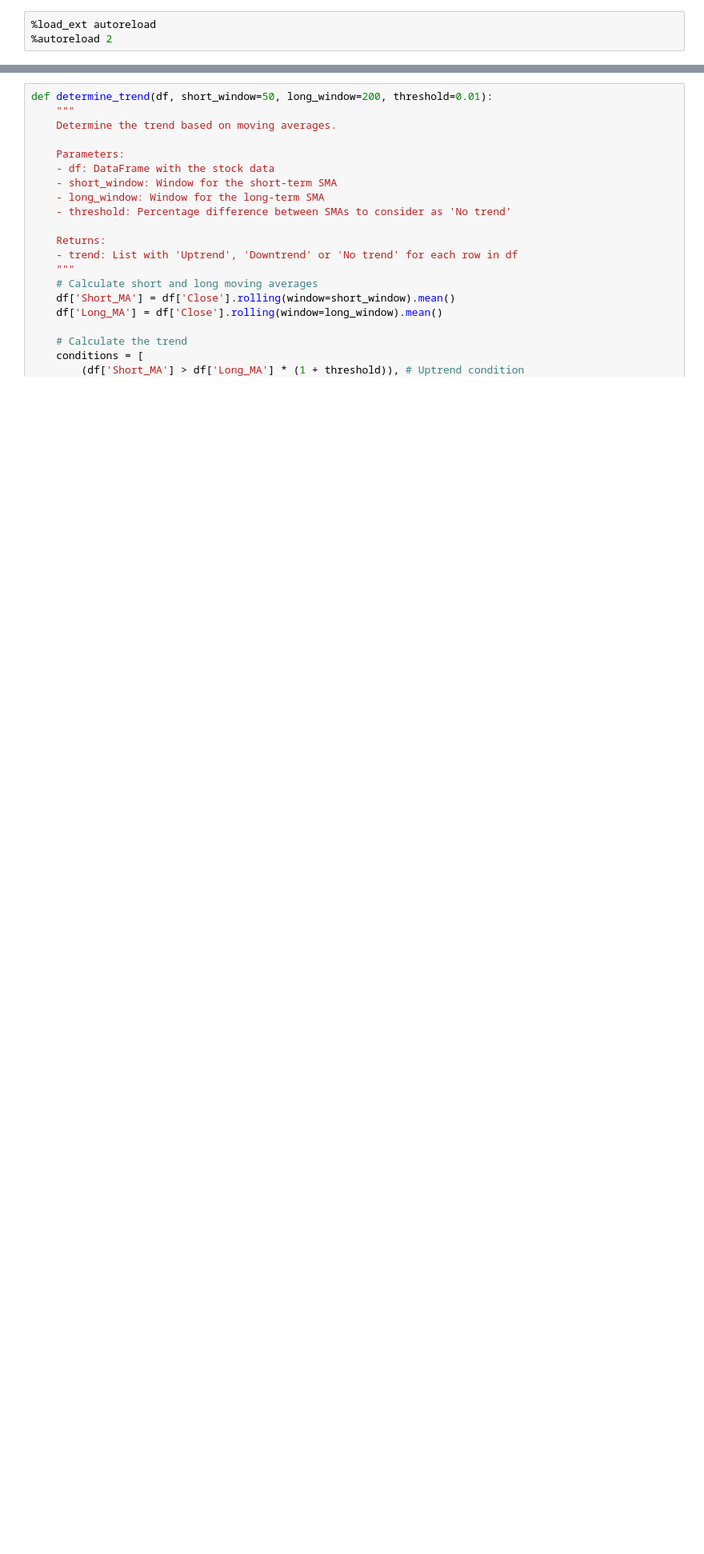
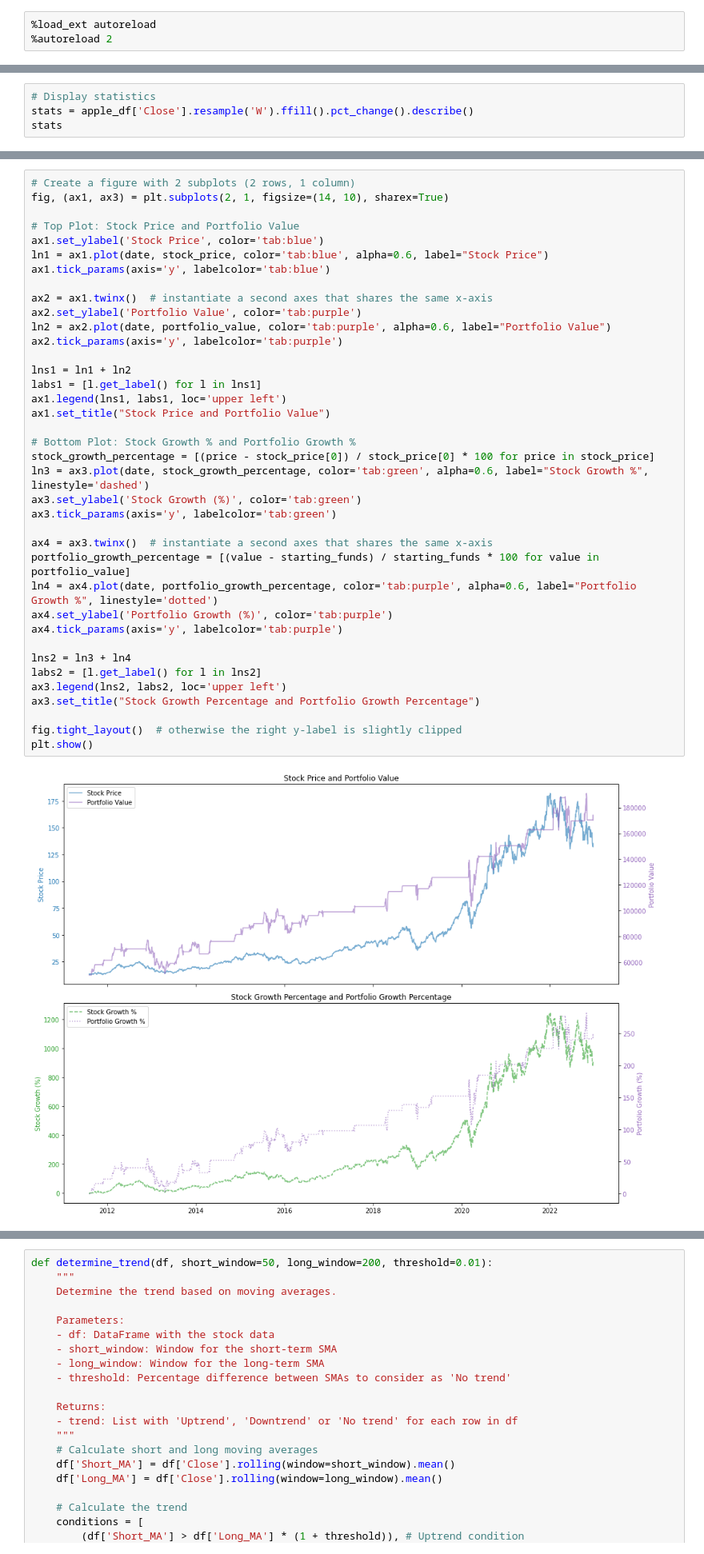
Before and after one commit to howie-zeng/Analyzing-Retail-Sentiment-and-Detecting-Trading-Signals, a Jupyter notebook: Stock_Analysis_Prediction/Stock/model_signal.ipynb, the cells around one changed output, grey strips where cells are left out. Shown: that part at 80% size. Saved outputs shown, nothing was run; the diff lists cells and outputs as text; blank space fills up the shorter version.

```diff
--- a/Stock_Analysis_Prediction/Stock/model_signal.ipynb
+++ b/Stock_Analysis_Prediction/Stock/model_signal.ipynb
@@ -56,0 +184,4 @@ Data fetched for ^TNX
+# %%
+# Display statistics
+stats = apple_df['Close'].resample('W').ffill().pct_change().describe()
+stats
@@ -56,0 +246,40 @@ Data fetched for ^TNX
+# %%
+# Create a figure with 2 subplots (2 rows, 1 column)
+fig, (ax1, ax3) = plt.subplots(2, 1, figsize=(14, 10), sharex=True)
+
+# Top Plot: Stock Price and Portfolio Value
+ax1.set_ylabel('Stock Price', color='tab:blue')
+ln1 = ax1.plot(date, stock_price, color='tab:blue', alpha=0.6, label="Stock Price")
+ax1.tick_params(axis='y', labelcolor='tab:blue')
+
+ax2 = ax1.twinx()  # instantiate a second axes that shares the same x-axis
+ax2.set_ylabel('Portfolio Value', color='tab:purple')
+ln2 = ax2.plot(date, portfolio_value, color='tab:purple', alpha=0.6, label="Portfolio Value")
+ax2.tick_params(axis='y', labelcolor='tab:purple')
+
+lns1 = ln1 + ln2
+labs1 = [l.get_label() for l in lns1]
+ax1.legend(lns1, labs1, loc='upper left')
+ax1.set_title("Stock Price and Portfolio Value")
+
+# Bottom Plot: Stock Growth % and Portfolio Growth %
+stock_growth_percentage = [(price - stock_price[0]) / stock_price[0] * 100 for price in stock_price]
+ln3 = ax3.plot(date, stock_growth_percentage, color='tab:green', alpha=0.6, label="Stock Growth %", linestyle='dashed')
+ax3.set_ylabel('Stock Growth (%)', color='tab:green')
+ax3.tick_params(axis='y', labelcolor='tab:green')
+
+ax4 = ax3.twinx()  # instantiate a second axes that shares the same x-axis
+portfolio_growth_percentage = [(value - starting_funds) / starting_funds * 100 for value in portfolio_value]
+ln4 = ax4.plot(date, portfolio_growth_percentage, color='tab:purple', alpha=0.6, label="Portfolio Growth %", linestyle='dotted')
+ax4.set_ylabel('Portfolio Growth (%)', color='tab:purple')
+ax4.tick_params(axis='y', labelcolor='tab:purple')
+
+lns2 = ln3 + ln4
+labs2 = [l.get_label() for l in lns2]
+ax3.legend(lns2, labs2, loc='upper left')
+ax3.set_title("Stock Growth Percentage and Portfolio Growth Percentage")
+
+fig.tight_layout()  # otherwise the right y-label is slightly clipped
+plt.show()
+# %% [output]
+[figure, added]
```
Also changed, not shown: parts of 15 cells of this notebook.
